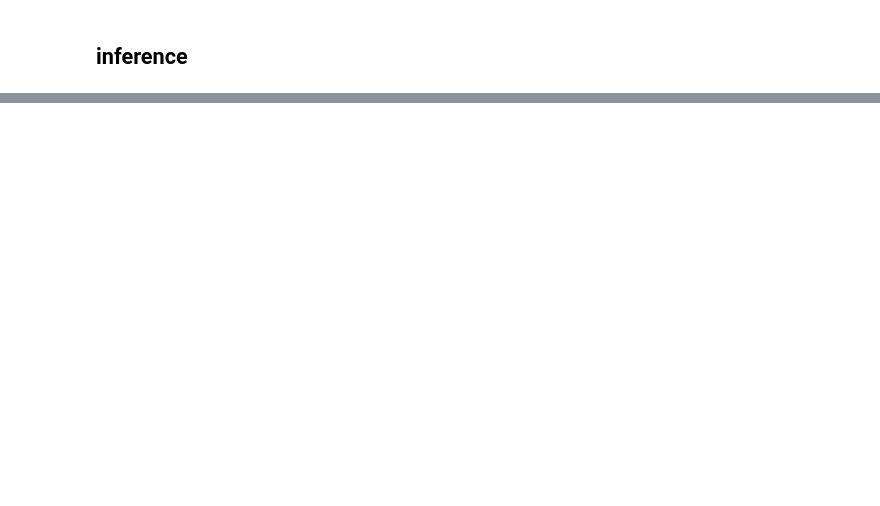
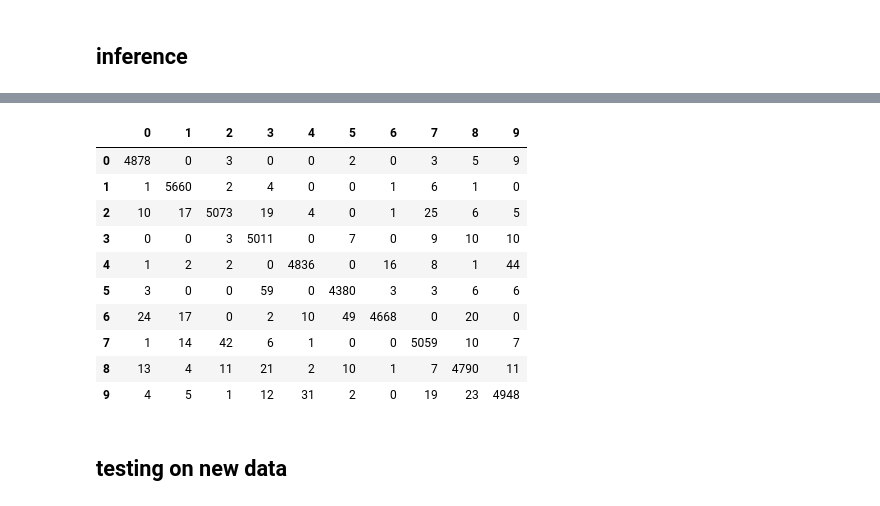
Before and after one commit to vnethrapalli/WhatNumber, a Jupyter notebook: pytorch/pytorch-mnist.ipynb, the cells around one changed output, grey strips where cells are left out. Drawn from its saved outputs; the diff is of its cells as text; code cells hidden in the pictures; blank space fills up the shorter version.

Commit message:
added inference for unseen data
added inference + some bug fixes and rescaling the data

```diff
--- a/pytorch/pytorch-mnist.ipynb
+++ b/pytorch/pytorch-mnist.ipynb
@@ -223,0 +239,29 @@ epoch 1172: accuracy 98.1520004272461
+# %%
+def predict(model, data):
+    y_pred = []
+    y_true = []
+    for i, (images, labels) in enumerate(data):
+        out = model(images)
+        val, pred = torch.max(out, 1)
+        y_pred.extend(list(pred.numpy()))
+        y_true.extend(list(labels.numpy()))
+
+    return np.array(y_pred), np.array(y_true)
+# %%
+# visualizing predictions on the testing set
+y_pred, y_true = predict(lenet, mnist_test_dl)
+pd.DataFrame(confusion_matrix(y_true, y_pred, labels=np.arange(0,10)))
+# %% [output]
+|  | 0 | 1 | 2 | 3 | 4 | 5 | 6 | 7 | 8 | 9 |
+| 0 | 4878 | 0 | 3 | 0 | 0 | 2 | 0 | 3 | 5 | 9 |
+| 1 | 1 | 5660 | 2 | 4 | 0 | 0 | 1 | 6 | 1 | 0 |
+| 2 | 10 | 17 | 5073 | 19 | 4 | 0 | 1 | 25 | 6 | 5 |
+| 3 | 0 | 0 | 3 | 5011 | 0 | 7 | 0 | 9 | 10 | 10 |
+| 4 | 1 | 2 | 2 | 0 | 4836 | 0 | 16 | 8 | 1 | 44 |
+| 5 | 3 | 0 | 0 | 59 | 0 | 4380 | 3 | 3 | 6 | 6 |
+| 6 | 24 | 17 | 0 | 2 | 10 | 49 | 4668 | 0 | 20 | 0 |
+| 7 | 1 | 14 | 42 | 6 | 1 | 0 | 0 | 5059 | 10 | 7 |
+| 8 | 13 | 4 | 11 | 21 | 2 | 10 | 1 | 7 | 4790 | 11 |
+| 9 | 4 | 5 | 1 | 12 | 31 | 2 | 0 | 19 | 23 | 4948 |
+# %% [markdown]
+## testing on new data
```
Also changed, not shown: parts of 8 cells of this notebook.
